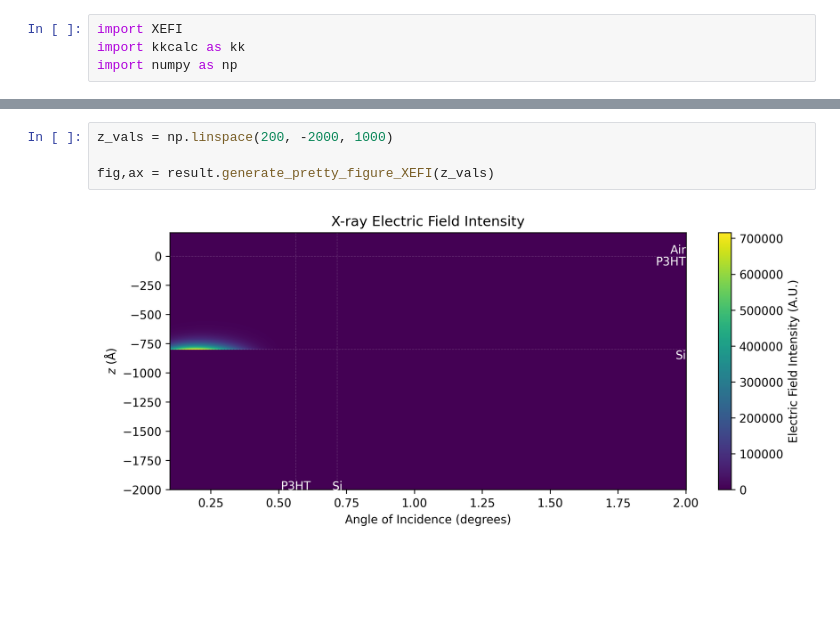
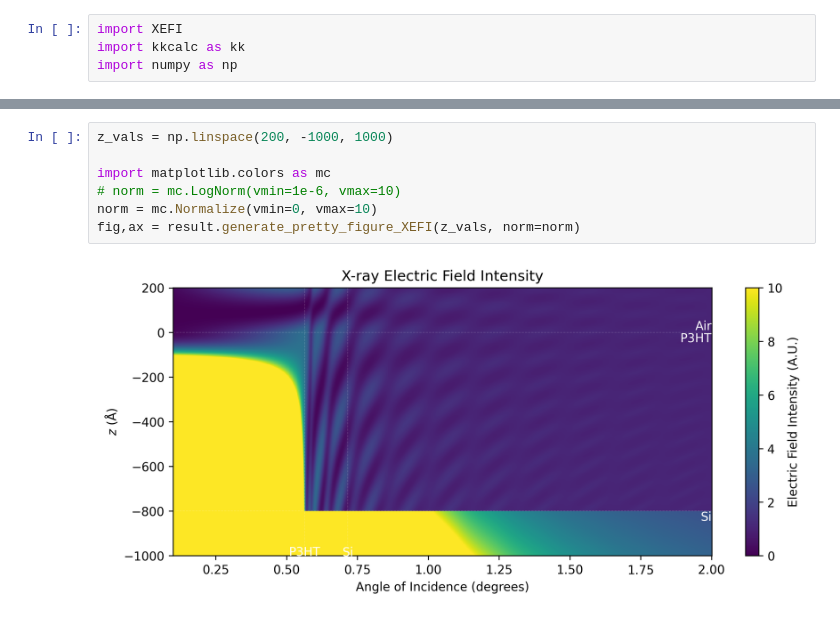
Before and after one commit to xraysoftmat/XEFI, a Jupyter notebook: examples/XEFI_basic.ipynb, the cells around one changed output, grey strips where cells are left out. Cells and saved outputs as stored; diff of their text form; blank space fills up the shorter version.

```diff
--- a/examples/XEFI_basic.ipynb
+++ b/examples/XEFI_basic.ipynb
@@ -66,6 +52,9 @@ result = XEFI.XEF(
 # %%
-z_vals = np.linspace(200, -2000, 1000)
+z_vals = np.linspace(200, -1000, 1000)
 
-fig,ax = result.generate_pretty_figure_XEFI(z_vals)
+import matplotlib.colors as mc
+# norm = mc.LogNorm(vmin=1e-6, vmax=10)
+norm = mc.Normalize(vmin=0, vmax=10)
+fig,ax = result.generate_pretty_figure_XEFI(z_vals, norm=norm)
 # %% [output]
-[figure, old version]
+[figure, new version]
```
Also changed, not shown: parts of 3 cells of this notebook, 2 other files.
